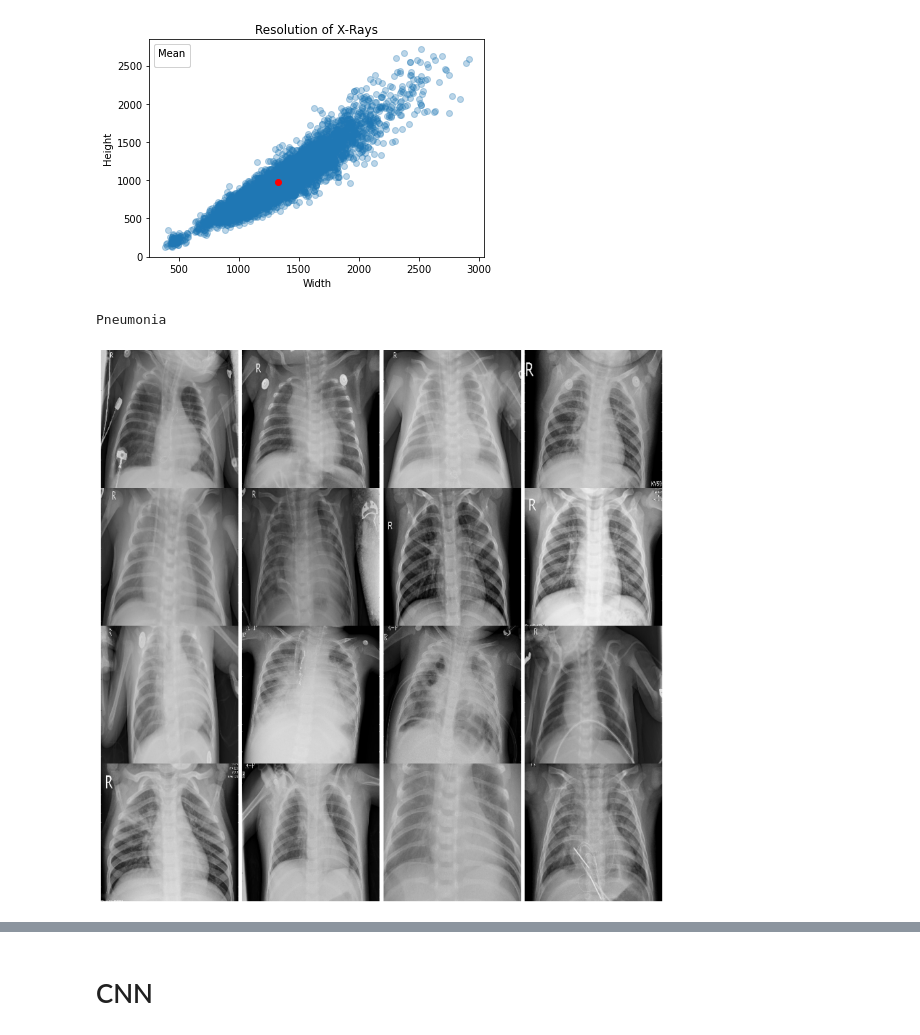
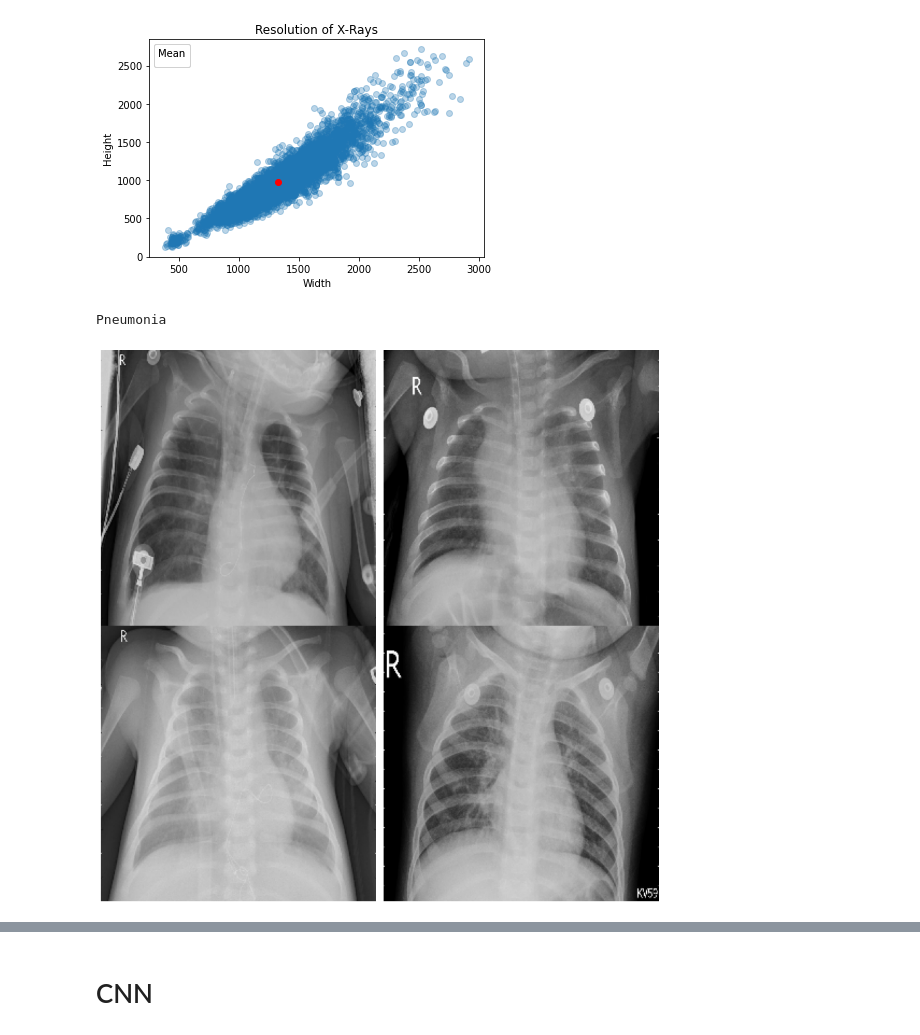
Before and after one commit to marmistead91/X-ray-Classification, a Jupyter notebook: Working Notebook.ipynb, the cells around one changed output, grey strips where cells are left out. Cells and saved outputs as stored; diff of their text form; code cells hidden in the pictures.

```diff
--- a/Working Notebook.ipynb
+++ b/Working Notebook.ipynb
@@ -211,18 +216,18 @@ plt.show()
 # %%
 print("Pneumonia")
 multipleImages = glob.glob('chest_xray/train/PNEUMONIA/**')
 i_ = 0
 plt.rcParams['figure.figsize'] = (15.0, 15.0)
 plt.subplots_adjust(wspace=0, hspace=0)
-for l in multipleImages[:16]:
+for l in multipleImages[:4]:
     im = cv2.imread(l)
     im = cv2.resize(im, (256, 256))
-    plt.subplot(4, 4, i_+1) #.set_title(l)
+    plt.subplot(2, 2, i_+1) #.set_title(l)
     plt.imshow(cv2.cvtColor(im, cv2.COLOR_BGR2RGB)); plt.axis('off')
     i_ += 1
 # %% [output]
 Pneumonia
-[figure, old version]
+[figure, new version]
 # %%
 print("Normal")
 multipleImages = glob.glob('chest_xray/train/NORMAL/**')
```
Also changed, not shown: parts of 30 cells of this notebook, 3 other files.
